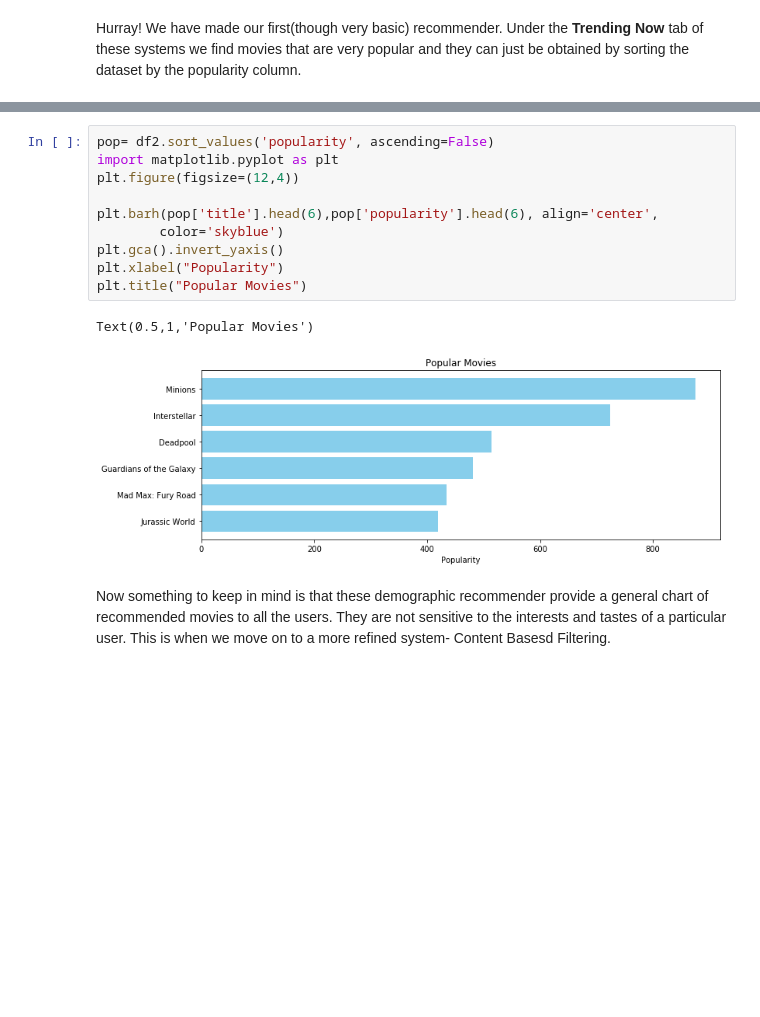
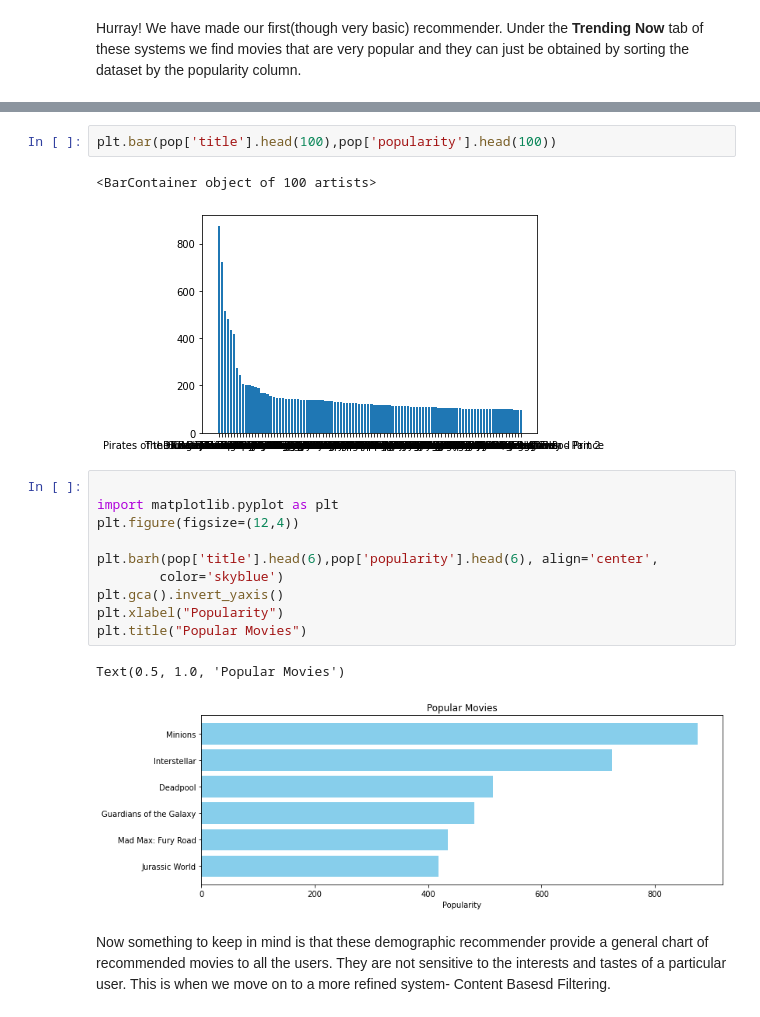
Before and after one commit to zengjunjie1026/datascience_lessons, a Jupyter notebook: 20220424代码/getting-started-with-a-movie-recommendation-system.ipynb, the cells around one changed output, grey strips where cells are left out. Saved outputs shown, nothing was run; the diff lists cells and outputs as text; blank space fills up the shorter version.

```diff
--- a/20220424代码/getting-started-with-a-movie-recommendation-system.ipynb
+++ b/20220424代码/getting-started-with-a-movie-recommendation-system.ipynb
@@ -146,5 +467,10 @@ Under the **Trending Now** tab of these systems we find movies that are very pop
+# %%
+plt.bar(pop['title'].head(100),pop['popularity'].head(100))
+# %% [output]
+<BarContainer object of 100 artists>
+[figure, added]
 # %%
-pop= df2.sort_values('popularity', ascending=False)
+
 import matplotlib.pyplot as plt
 plt.figure(figsize=(12,4))
 
@@ -154,7 +480,7 @@ plt.gca().invert_yaxis()
 plt.xlabel("Popularity")
 plt.title("Popular Movies")
 # %% [output]
-Text(0.5,1,'Popular Movies')
+Text(0.5, 1.0, 'Popular Movies')
 [figure]
 # %% [markdown]
 Now something to keep in mind is that these demographic recommender provide a general chart of recommended movies to all the users. They are not sensitive to the interests and tastes of a particular user.
```
Also changed, not shown: parts of 40 cells of this notebook.
